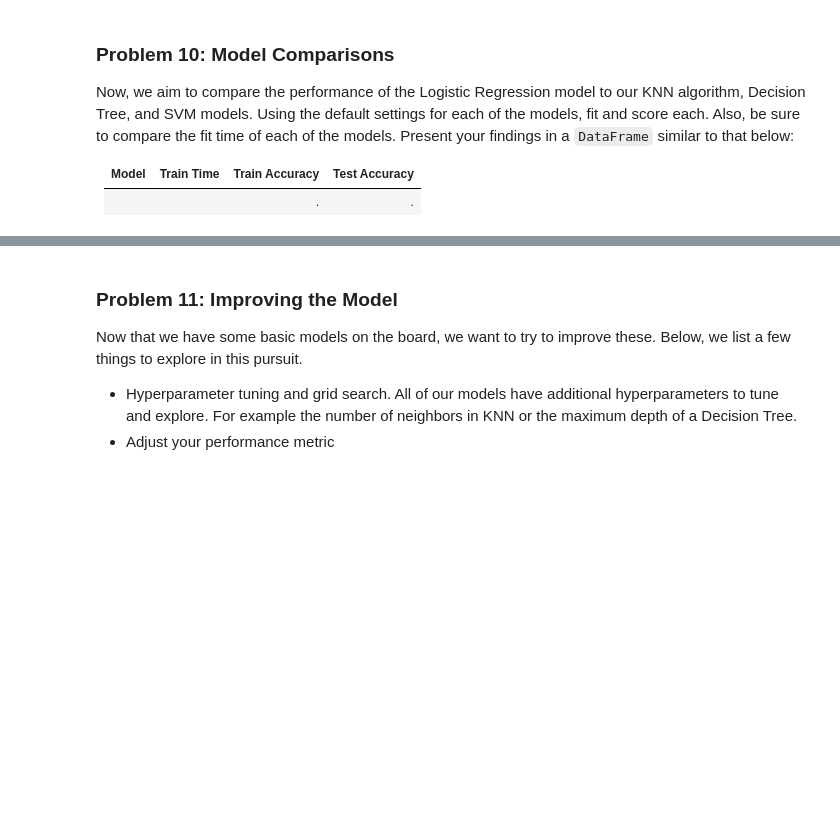
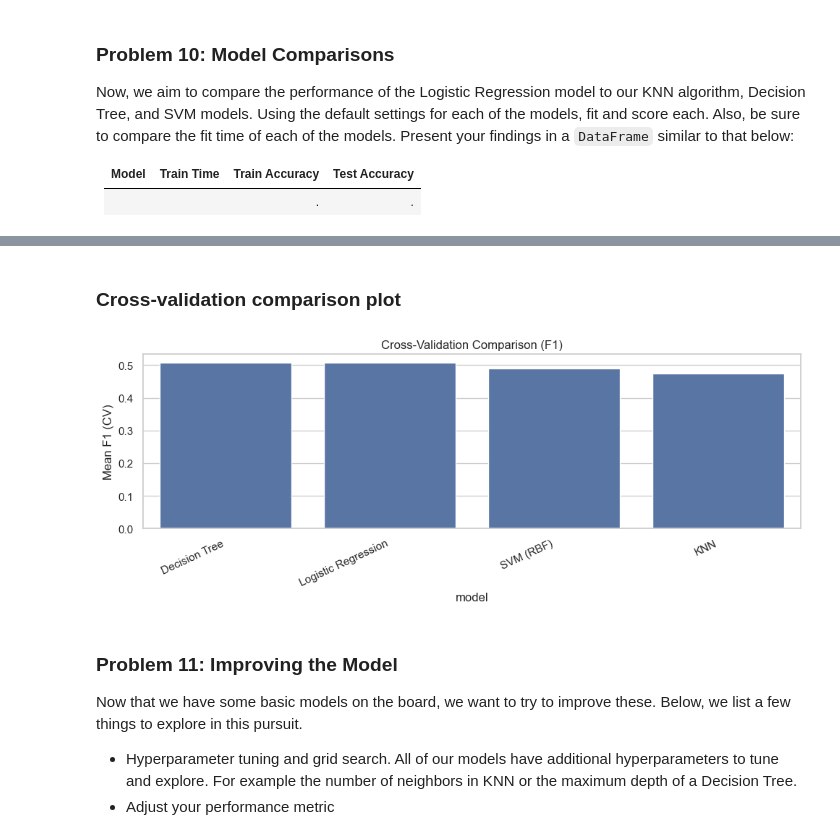
Before and after one commit to skavoori/practical-application-3, a Jupyter notebook: prompt_III.ipynb, the cells around one changed output, grey strips where cells are left out. Drawn from its saved outputs; the diff is of its cells as text; code cells hidden in the pictures; blank space fills up the shorter version.

```diff
--- a/prompt_III.ipynb
+++ b/prompt_III.ipynb
@@ -193,0 +340,14 @@ Use Logistic Regression to build a basic model on your data.
+# %%
+baseline_lr = Pipeline(steps=[
+    ("preprocess", preprocessor),
+    ("model", LogisticRegression(max_iter=2000, random_state=RANDOM_STATE))
+])
+
+baseline_lr.fit(X_train, y_train)
+baseline_pred = baseline_lr.predict(X_test)
+baseline_proba = baseline_lr.predict_proba(X_test)[:, 1]
+
+print("Baseline Logistic Regression (test):")
+print("Accuracy:", accuracy_score(y_test, baseline_pred))
+print("F1:", f1_score(y_test, baseline_pred, zero_division=0))
+print("ROC-AUC:", roc_auc_score(y_test, baseline_proba))
@@ -193,0 +363,14 @@ Use Logistic Regression to build a basic model on your data.
+# %%
+knn_pipe = Pipeline(steps=[
+    ("preprocess", preprocessor),
+    ("model", KNeighborsClassifier(n_neighbors=15))
+])
+
+knn_pipe.fit(X_train, y_train)
+knn_pred = knn_pipe.predict(X_test)
+knn_proba = knn_pipe.predict_proba(X_test)[:, 1]
+
+print("KNN (test):")
+print("Accuracy:", accuracy_score(y_test, knn_pred))
+print("F1:", f1_score(y_test, knn_pred, zero_division=0))
+print("ROC-AUC:", roc_auc_score(y_test, knn_proba))
@@ -206,3 +445,15 @@ Now, we aim to compare the performance of the Logistic Regression model to our K
+# %% [markdown]
+### Cross-validation comparison plot
+# %%
+plt.figure(figsize=(10, 4))
+sns.barplot(data=holdout_df, x="model", y="f1")
+plt.title("Cross-Validation Comparison (F1)")
+plt.xticks(rotation=25, ha="right")
+plt.ylabel("Mean F1 (CV)")
+plt.tight_layout()
+plt.show()
+# %% [output]
+[figure, added]
 # %% [markdown]
 ### Problem 11: Improving the Model
 
```
Also changed, not shown: parts of 23 cells of this notebook.
